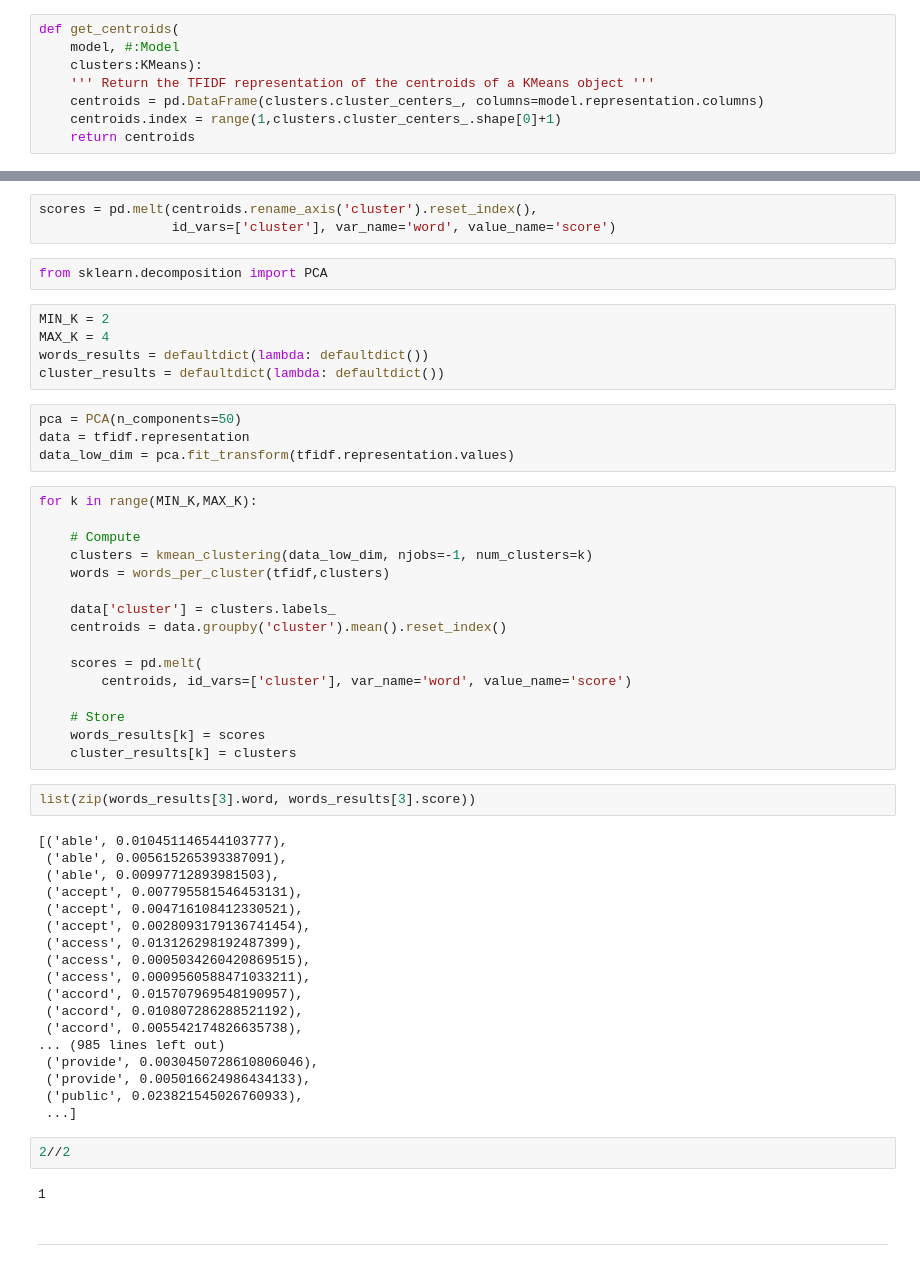
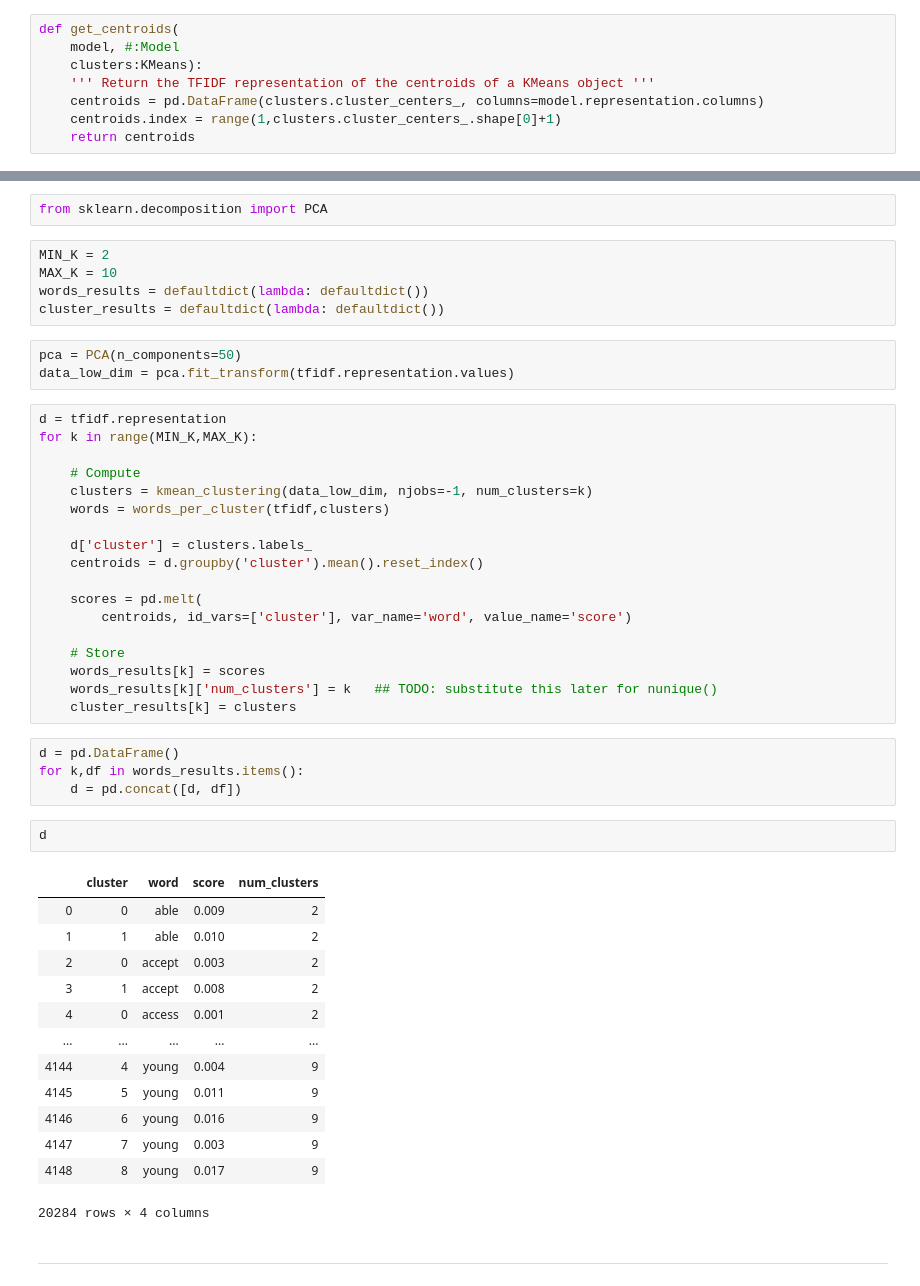
Before and after one commit to PabloRR100/NLP, a Jupyter notebook: Side_projects/Document_Clustering/Notebooks__Local/K-Means-Varying-k.ipynb, the cells around one changed output, grey strips where cells are left out. Cells and saved outputs as stored; diff of their text form.

```diff
--- a/Side_projects/Document_Clustering/Notebooks__Local/K-Means-Varying-k.ipynb
+++ b/Side_projects/Document_Clustering/Notebooks__Local/K-Means-Varying-k.ipynb
@@ -190,57 +174,51 @@ centroids.head()
-# %%
-scores = pd.melt(centroids.rename_axis('cluster').reset_index(),
-                 id_vars=['cluster'], var_name='word', value_name='score')
 # %%
 from sklearn.decomposition import PCA
 # %%
 MIN_K = 2
-MAX_K = 4
+MAX_K = 10
 words_results = defaultdict(lambda: defaultdict())
 cluster_results = defaultdict(lambda: defaultdict())
 # %%
 pca = PCA(n_components=50)
-data = tfidf.representation
 data_low_dim = pca.fit_transform(tfidf.representation.values)
 # %%
+d = tfidf.representation
 for k in range(MIN_K,MAX_K):
 
     # Compute
     clusters = kmean_clustering(data_low_dim, njobs=-1, num_clusters=k)
     words = words_per_cluster(tfidf,clusters)
 
-    data['cluster'] = clusters.labels_
-    centroids = data.groupby('cluster').mean().reset_index()
+    d['cluster'] = clusters.labels_
+    centroids = d.groupby('cluster').mean().reset_index()
 
     scores = pd.melt(
         centroids, id_vars=['cluster'], var_name='word', value_name='score')
 
     # Store
     words_results[k] = scores
+    words_results[k]['num_clusters'] = k   ## TODO: substitute this later for nunique()
     cluster_results[k] = clusters
-# %%
-list(zip(words_results[3].word, words_results[3].score))
-# %% [output]
-[('able', 0.010451146544103777),
- ('able', 0.005615265393387091),
- ('able', 0.00997712893981503),
- ('accept', 0.007795581546453131),
- ('accept', 0.004716108412330521),
- ('accept', 0.0028093179136741454),
- ('access', 0.013126298192487399),
- ('access', 0.0005034260420869515),
- ('access', 0.0009560588471033211),
- ('accord', 0.015707969548190957),
- ('accord', 0.010807286288521192),
- ('accord', 0.005542174826635738),
-... (985 lines left out)
- ('provide', 0.0030450728610806046),
- ('provide', 0.005016624986434133),
- ('public', 0.023821545026760933),
- ...]
-# %%
-2//2
-# %% [output]
-1
+# %%
+d = pd.DataFrame()
+for k,df in words_results.items():
+    d = pd.concat([d, df])
+# %%
+d
+# %% [output]
+|  | cluster | word | score | num_clusters |
+| 0 | 0 | able | 0.009 | 2 |
+| 1 | 1 | able | 0.010 | 2 |
+| 2 | 0 | accept | 0.003 | 2 |
+| 3 | 1 | accept | 0.008 | 2 |
+| 4 | 0 | access | 0.001 | 2 |
+| ... | ... | ... | ... | ... |
+| 4144 | 4 | young | 0.004 | 9 |
+| 4145 | 5 | young | 0.011 | 9 |
+| 4146 | 6 | young | 0.016 | 9 |
+| 4147 | 7 | young | 0.003 | 9 |
+| 4148 | 8 | young | 0.017 | 9 |
+20284 rows × 4 columns
 # %% [markdown]
 ---
 # %% [markdown]
```
Also changed, not shown: parts of 6 cells of this notebook, 1 other file.
